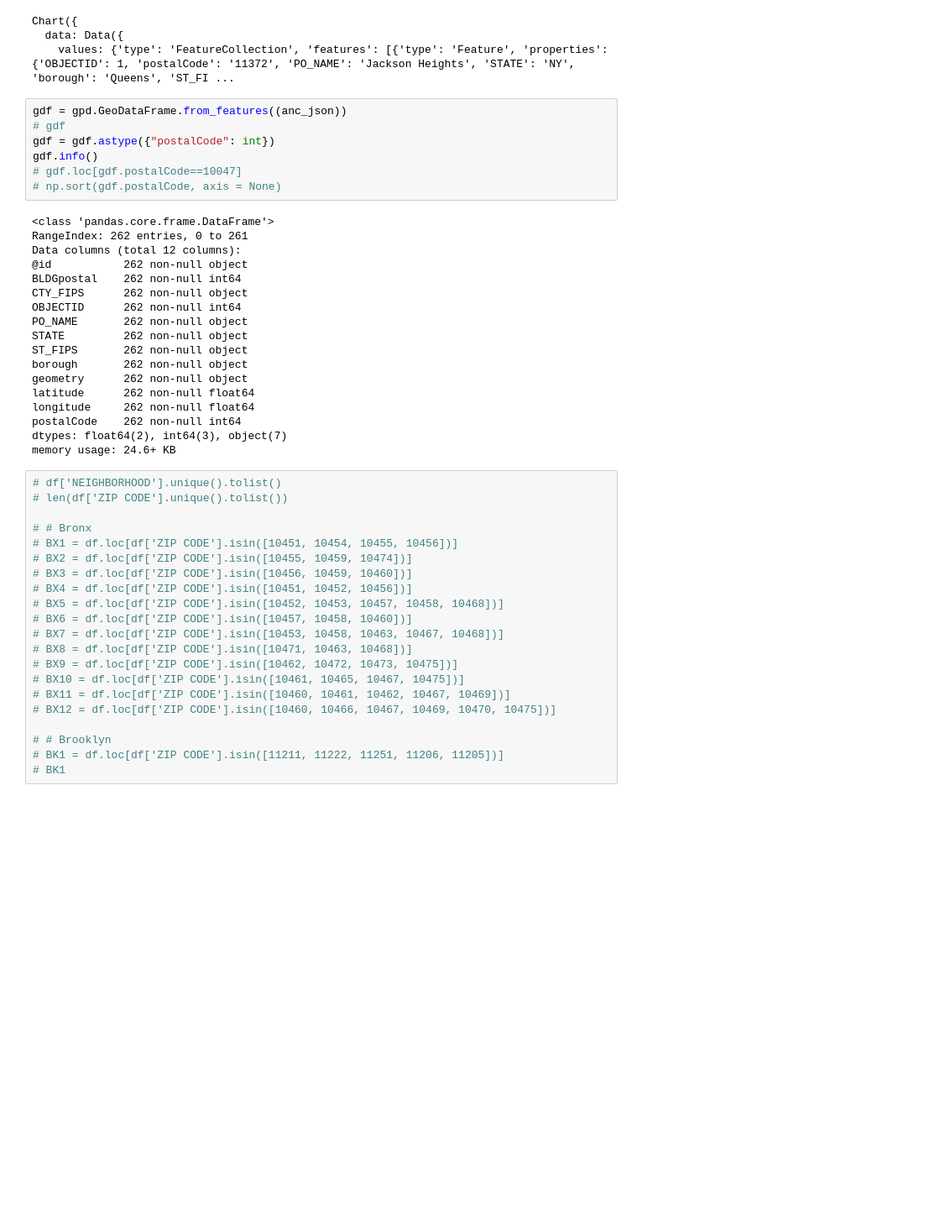
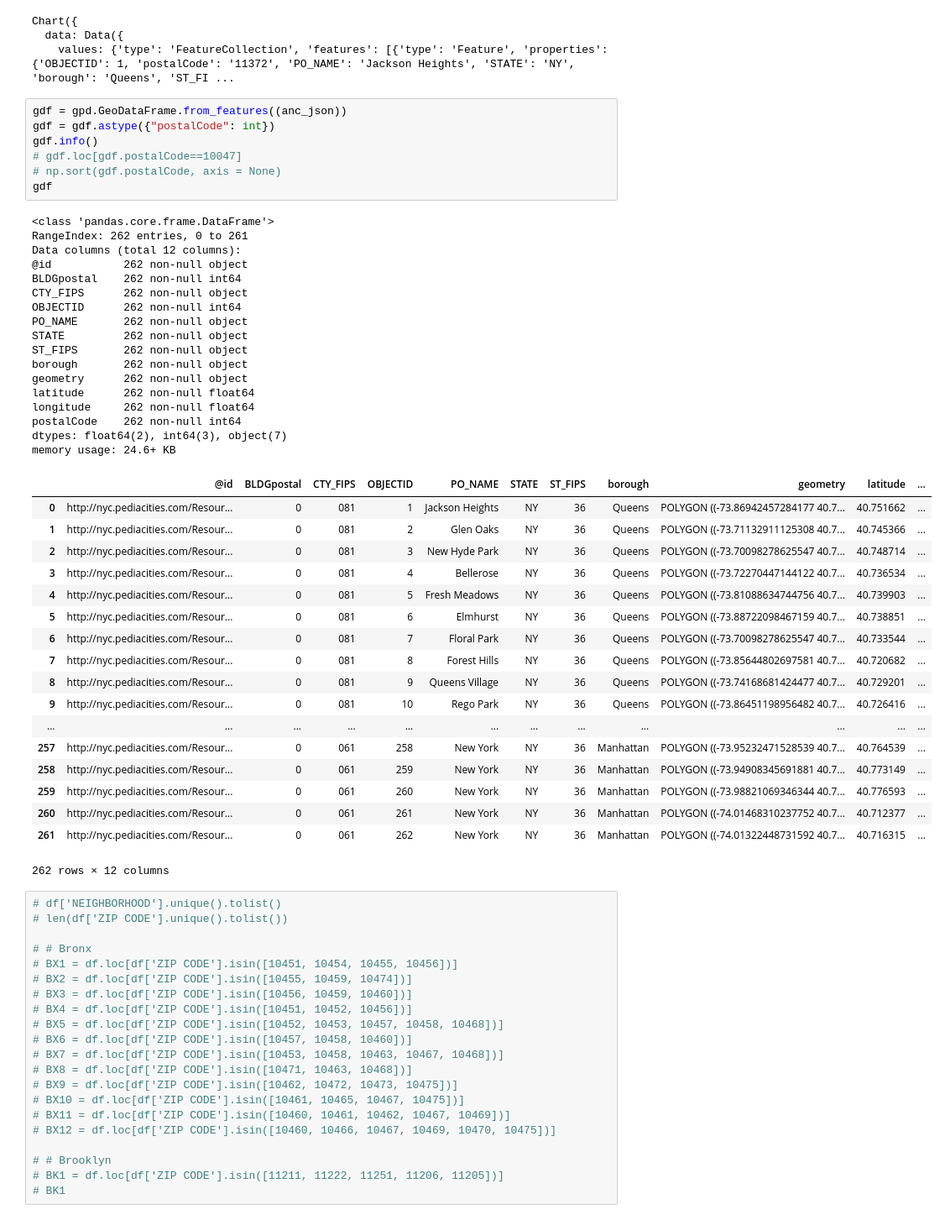
Before and after one commit to zhuoyingcai/NYC-Housing-Prices-Analysis, a Jupyter notebook: NYC_Housing_Prices_Analysis.ipynb, the cells around one changed output. Shown at 84% size. Cells and saved outputs as stored; diff of their text form; blank space fills up the shorter version.

```diff
--- a/NYC_Housing_Prices_Analysis.ipynb
+++ b/NYC_Housing_Prices_Analysis.ipynb
@@ -412,29 +412,47 @@ Chart({
     values: {'type': 'FeatureCollection', 'features': [{'type': 'Feature', 'properties': {'OBJECTID': 1, 'postalCode': '11372', 'PO_NAME': 'Jackson Heights', 'STATE': 'NY', 'borough': 'Queens', 'ST_FI ...
 # %%
 gdf = gpd.GeoDataFrame.from_features((anc_json))
-# gdf
 gdf = gdf.astype({"postalCode": int})
 gdf.info()
 # gdf.loc[gdf.postalCode==10047]
 # np.sort(gdf.postalCode, axis = None)
+gdf
 # %% [output]
 <class 'pandas.core.frame.DataFrame'>
 RangeIndex: 262 entries, 0 to 261
 Data columns (total 12 columns):
 @id           262 non-null object
 BLDGpostal    262 non-null int64
 CTY_FIPS      262 non-null object
 OBJECTID      262 non-null int64
 PO_NAME       262 non-null object
 STATE         262 non-null object
 ST_FIPS       262 non-null object
 borough       262 non-null object
 geometry      262 non-null object
 latitude      262 non-null float64
 longitude     262 non-null float64
 postalCode    262 non-null int64
 dtypes: float64(2), int64(3), object(7)
 memory usage: 24.6+ KB
+|  | @id | BLDGpostal | CTY_FIPS | OBJECTID | PO_NAME | STATE | ST_FIPS | borough | geometry | latitude | ... |
+| 0 | http://nyc.pediacities.com/Resour... | 0 | 081 | 1 | Jackson Heights | NY | 36 | Queens | POLYGON ((-73.86942457284177 40.7... | 40.751662 | ... |
+| 1 | http://nyc.pediacities.com/Resour... | 0 | 081 | 2 | Glen Oaks | NY | 36 | Queens | POLYGON ((-73.71132911125308 40.7... | 40.745366 | ... |
+| 2 | http://nyc.pediacities.com/Resour... | 0 | 081 | 3 | New Hyde Park | NY | 36 | Queens | POLYGON ((-73.70098278625547 40.7... | 40.748714 | ... |
+| 3 | http://nyc.pediacities.com/Resour... | 0 | 081 | 4 | Bellerose | NY | 36 | Queens | POLYGON ((-73.72270447144122 40.7... | 40.736534 | ... |
+| 4 | http://nyc.pediacities.com/Resour... | 0 | 081 | 5 | Fresh Meadows | NY | 36 | Queens | POLYGON ((-73.81088634744756 40.7... | 40.739903 | ... |
+| 5 | http://nyc.pediacities.com/Resour... | 0 | 081 | 6 | Elmhurst | NY | 36 | Queens | POLYGON ((-73.88722098467159 40.7... | 40.738851 | ... |
+| 6 | http://nyc.pediacities.com/Resour... | 0 | 081 | 7 | Floral Park | NY | 36 | Queens | POLYGON ((-73.70098278625547 40.7... | 40.733544 | ... |
+| 7 | http://nyc.pediacities.com/Resour... | 0 | 081 | 8 | Forest Hills | NY | 36 | Queens | POLYGON ((-73.85644802697581 40.7... | 40.720682 | ... |
+| 8 | http://nyc.pediacities.com/Resour... | 0 | 081 | 9 | Queens Village | NY | 36 | Queens | POLYGON ((-73.74168681424477 40.7... | 40.729201 | ... |
+| 9 | http://nyc.pediacities.com/Resour... | 0 | 081 | 10 | Rego Park | NY | 36 | Queens | POLYGON ((-73.86451198956482 40.7... | 40.726416 | ... |
+| ... | ... | ... | ... | ... | ... | ... | ... | ... | ... | ... | ... |
+| 257 | http://nyc.pediacities.com/Resour... | 0 | 061 | 258 | New York | NY | 36 | Manhattan | POLYGON ((-73.95232471528539 40.7... | 40.764539 | ... |
+| 258 | http://nyc.pediacities.com/Resour... | 0 | 061 | 259 | New York | NY | 36 | Manhattan | POLYGON ((-73.94908345691881 40.7... | 40.773149 | ... |
+| 259 | http://nyc.pediacities.com/Resour... | 0 | 061 | 260 | New York | NY | 36 | Manhattan | POLYGON ((-73.98821069346344 40.7... | 40.776593 | ... |
+| 260 | http://nyc.pediacities.com/Resour... | 0 | 061 | 261 | New York | NY | 36 | Manhattan | POLYGON ((-74.01468310237752 40.7... | 40.712377 | ... |
+| 261 | http://nyc.pediacities.com/Resour... | 0 | 061 | 262 | New York | NY | 36 | Manhattan | POLYGON ((-74.01322448731592 40.7... | 40.716315 | ... |
+262 rows × 12 columns
 # %%
 # df['NEIGHBORHOOD'].unique().tolist()
 # len(df['ZIP CODE'].unique().tolist())
```
Also changed, not shown: parts of 4 cells of this notebook.
